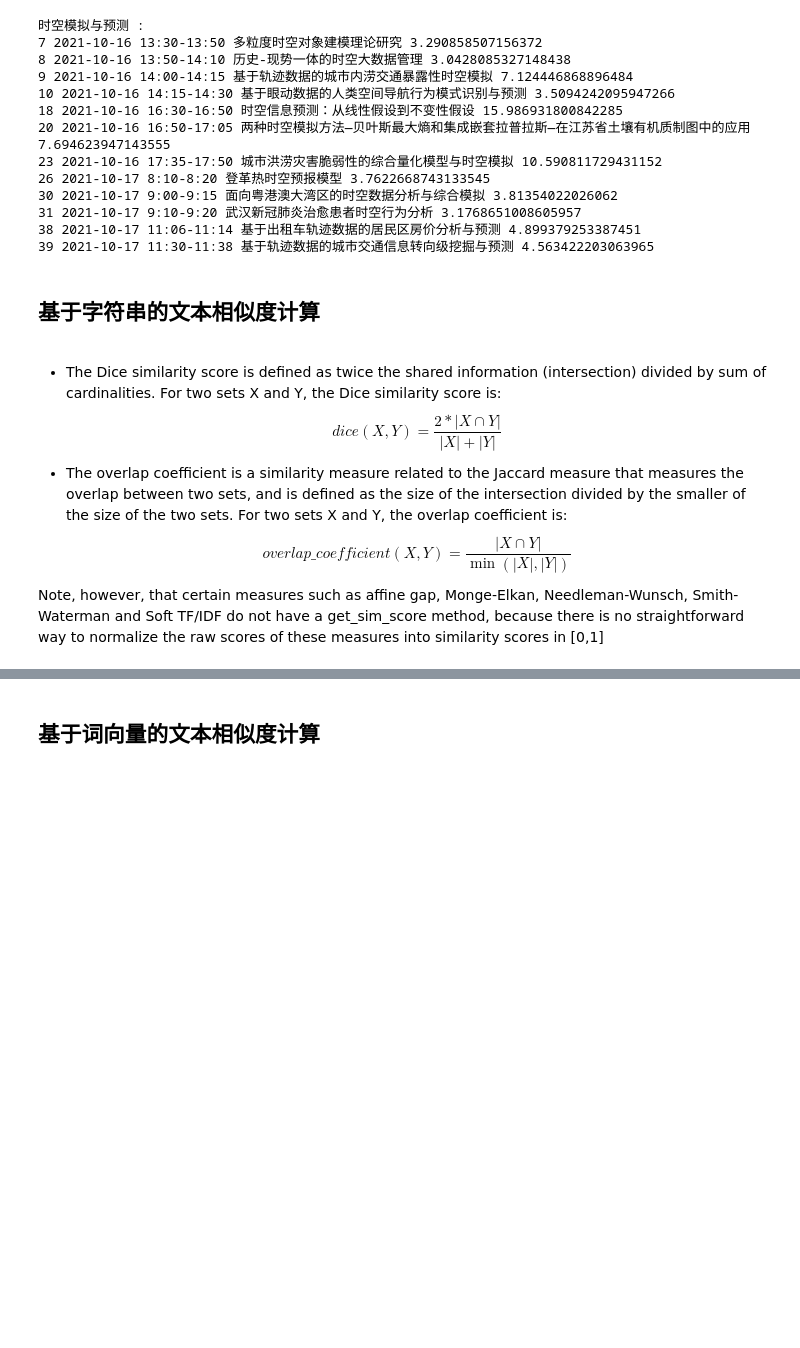
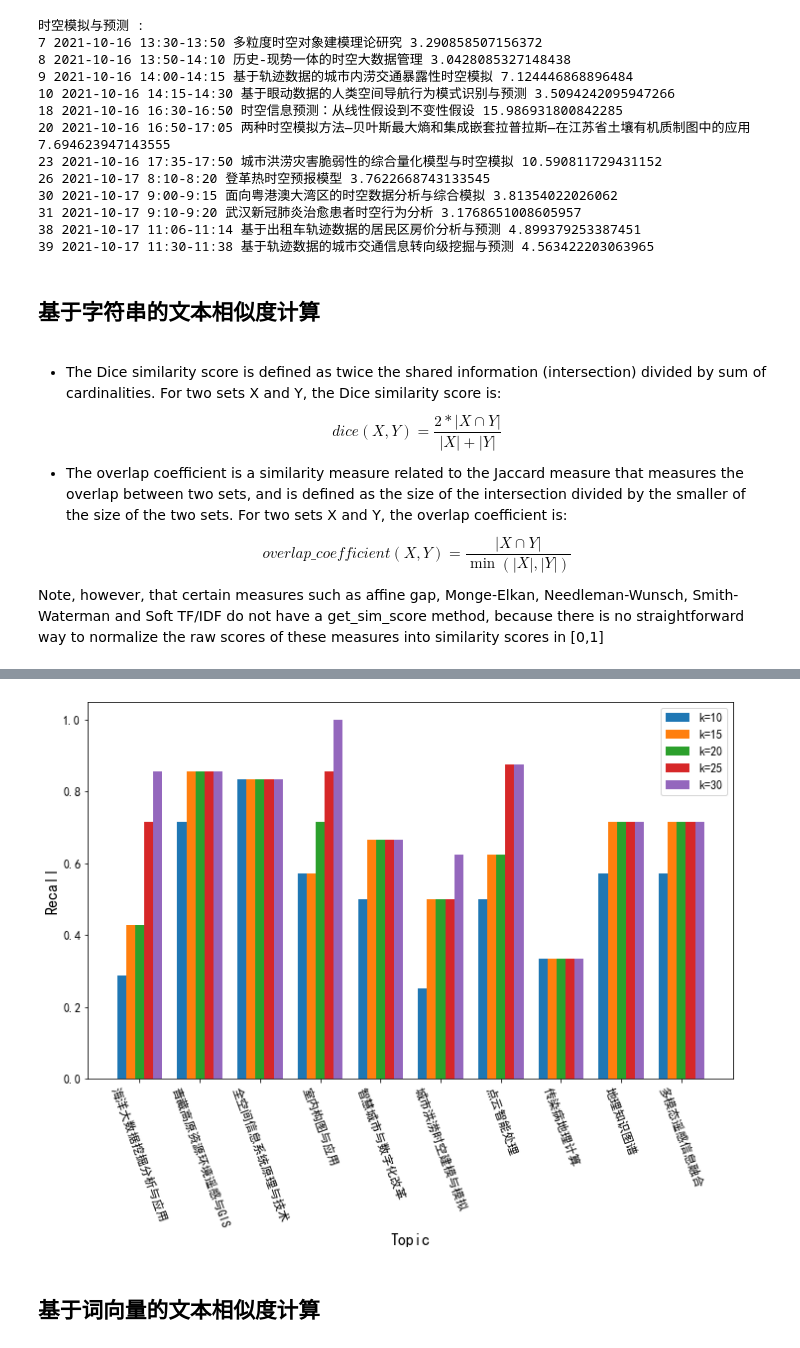
Before and after one commit to T-urning/ReportRecommendation, a Jupyter notebook: spatio_temporal_aware_recommendation.ipynb, the cells around one changed output, grey strips where cells are left out. Saved outputs shown, nothing was run; the diff lists cells and outputs as text; code cells hidden in the pictures; blank space fills up the shorter version.

```diff
--- a/spatio_temporal_aware_recommendation.ipynb
+++ b/spatio_temporal_aware_recommendation.ipynb
@@ -494,3 +500,55 @@ for i, keyword in enumerate(testing_keywords):
+# %%
+topics = [test_topics[ith] for ith in topic_ids]
+topics, recalls
+import numpy as np
+import pandas as pd
+import matplotlib.pyplot as plt
+
+MEDIUM_SIZE = 12
+BIGGER_SIZE = 12
+LARGE_SIZE = 16
+
+plt.rc('font', size=MEDIUM_SIZE)          # controls default text sizes
+plt.rc('axes', titlesize=BIGGER_SIZE)     # fontsize of the axes title
+plt.rc('axes', labelsize=LARGE_SIZE)    # fontsize of the x and y labels
+plt.rc('xtick', labelsize=MEDIUM_SIZE)    # fontsize of the tick labels
+plt.rc('ytick', labelsize=BIGGER_SIZE)    # fontsize of the tick labels
+plt.rc('legend', fontsize=BIGGER_SIZE)    # legend fontsize
+plt.rc('figure', titlesize=BIGGER_SIZE)  # fontsize of the figure title
+
+# stat_dict = {
+#     'BERT': [0.8571428571428571, 0.7142857142857143, 0.8333333333333334, 0.8571428571428571, 1.0, 0.875, 1.0, 0.6666666666666666, 0.7142857142857143, 0.8571428571428571]
+# }
+
+x_labels = topics #[str(i) for i in range(1, len(topic))]
+x = np.arange(1, len(x_labels)+1)
+width = 0.15
+
+plt.rcParams['axes.unicode_minus'] = False
+plt.rcParams["font.sans-serif"]=["SimHei"] #设置字体
+
+fig, ax1 = plt.subplots(figsize=(10, 8))
+
+rects0 = ax1.bar(x-2*width, k_recalls[10], width, label='k=10')
+rects1 = ax1.bar(x-1*width, k_recalls[15], width, label='k=15')
+rects2 = ax1.bar(x-0*width, k_recalls[20], width, label='k=20')
+rects3 = ax1.bar(x+1*width, k_recalls[25], width, label='k=25')
+rects4 = ax1.bar(x+2*width, k_recalls[30], width, label='k=30')
+
+ax1.set_xlabel('Topic')
+ax1.set_xticks(np.arange(1, len(topics)+1))
+ax1.set_xticklabels(x_labels, rotation=290)
+# ax1.set_xticks(x, x_labels)
+
+ax1.set_ylabel('Recall')
+ax1.legend()
+
+
+fig.tight_layout() # otherwise the right y-label is slightly clipped
+plt.savefig('outputs/text_match/figs/string_match_topic_recalls.pdf', format='pdf')
+plt.show()
+# %% [output]
+[figure, added]
 # %% [markdown]
 ## 基于词向量的文本相似度计算
 # %%
```
Also changed, not shown: parts of 17 cells of this notebook.
